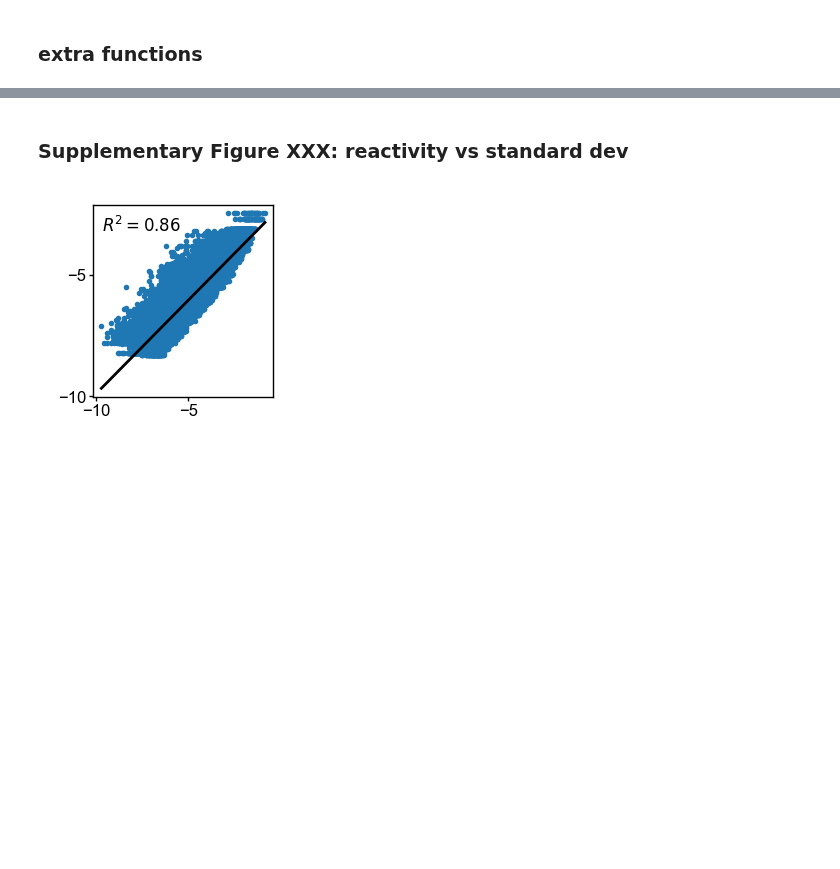
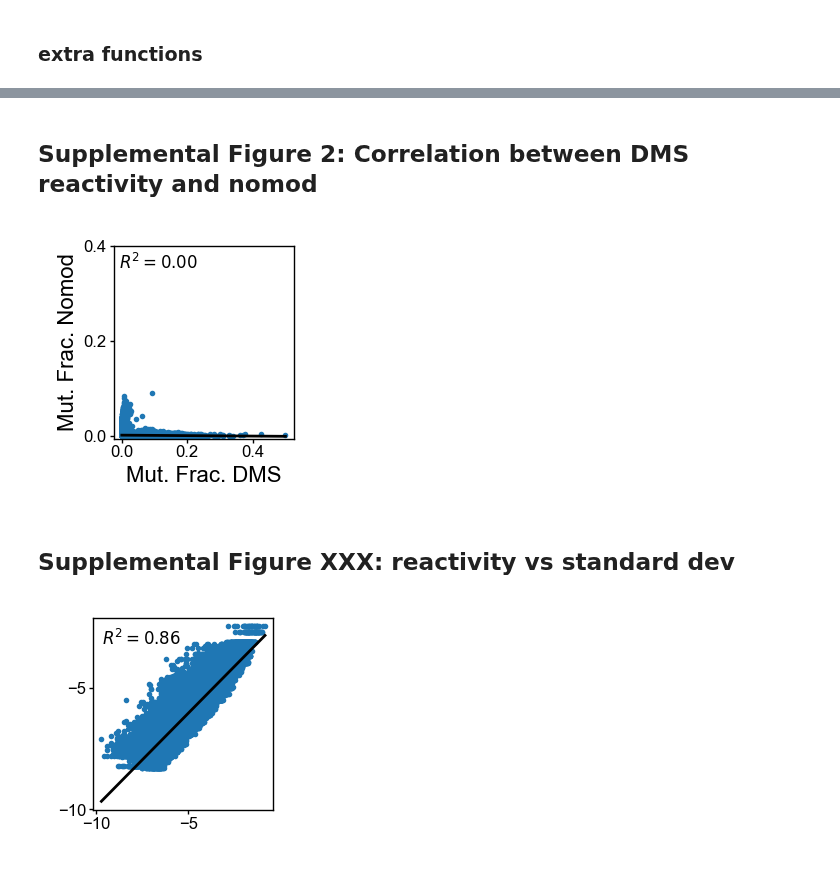
Before and after one commit to YesselmanLabPublications/2025_char_3d_struct_features, a Jupyter notebook: notebooks/figures/supplemental_figures.ipynb, the cells around one changed output, grey strips where cells are left out. Cells and saved outputs as stored; diff of their text form; code cells hidden in the pictures; blank space fills up the shorter version.

```diff
--- a/notebooks/figures/supplemental_figures.ipynb
+++ b/notebooks/figures/supplemental_figures.ipynb
@@ -35,13 +44,28 @@ df = pd.read_json(f"{DATA_PATH}/raw-jsons/residues/pdb_library_1_residues.json")
-# %%
-df["z_score"] = 0
-df["r_data_outlier"] = False
-data = []
-for i, g in df.groupby(["m_sequence", "r_loc_pos"]):
-    g["z_score"] = zscore(g["r_data"])
-    g["r_data_outlier"] = g["z_score"].abs() > 3
-    data.append(g)
-df = pd.concat(data)
-df = df.query("r_data_outlier == False").copy()
+# %%
+def generate_replicate_df(df_construct: pd.DataFrame, df_construct_2) -> pd.DataFrame:
+    """
+    Generates a replicate DataFrame by merging two input DataFrames based on the 'name' column.
+
+    Args:
+        df_construct (pandas.DataFrame): The first DataFrame containing the 'name' and 'data' columns.
+        df_construct_2 (pandas.DataFrame): The second DataFrame containing the 'name' and 'data' columns.
+
+    Returns:
+        pandas.DataFrame: A new DataFrame with columns 'data_1' and 'data_2', where
+            each row contains a pair of corresponding data values from the input DataFrames.
+
+    Raises:
+        None
+    """
+    df_2_sub = df_construct_2[["name", "data"]].copy()
+    df_2_sub.rename(columns={"data": "data_2"}, inplace=True)
+    df_merge = df_construct.merge(df_2_sub, on="name").copy()
+    data = []
+    for i, row in df_merge.iterrows():
+        for d1, d2 in zip(row["data"], row["data_2"]):
+            data.append({"data_1": d1, "data_2": d2})
+    df_data = pd.DataFrame(data)
+    return df_data
 # %% [markdown]
 ### extra functions
 # %% [markdown]
@@ -49,5 +86,18 @@ df = df.query("r_data_outlier == False").copy()
+# %% [markdown]
+## Supplemental Figure 2: Correlation between DMS reactivity and nomod
+# %%
+fig, ax = plt.subplots(figsize=(1.50, 1.25), dpi=200)
+df_data = generate_replicate_df(df_construct, df_contruct_nomod)
+plot_scatter_w_best_fit_line(df_data["data_1"], df_data["data_2"], ax=ax)
+ax.set_xlabel("Mut. Frac. DMS", labelpad=2)
+ax.set_ylabel("Mut. Frac. Nomod", labelpad=2)
+ax.set_xticks([0.00, 0.20, 0.40])
+ax.set_yticks([0.00, 0.20, 0.40])
+format_small_plot(ax)
+# %% [output]
+[figure, added]
 # %% [markdown]
-### Supplementary Figure XXX: reactivity vs standard dev
+## Supplemental Figure XXX: reactivity vs standard dev
 # %%
 data = []
 for i, group in df.groupby(["r_loc_pos", "m_sequence"]):
```
Also changed, not shown: parts of 8 cells of this notebook.
